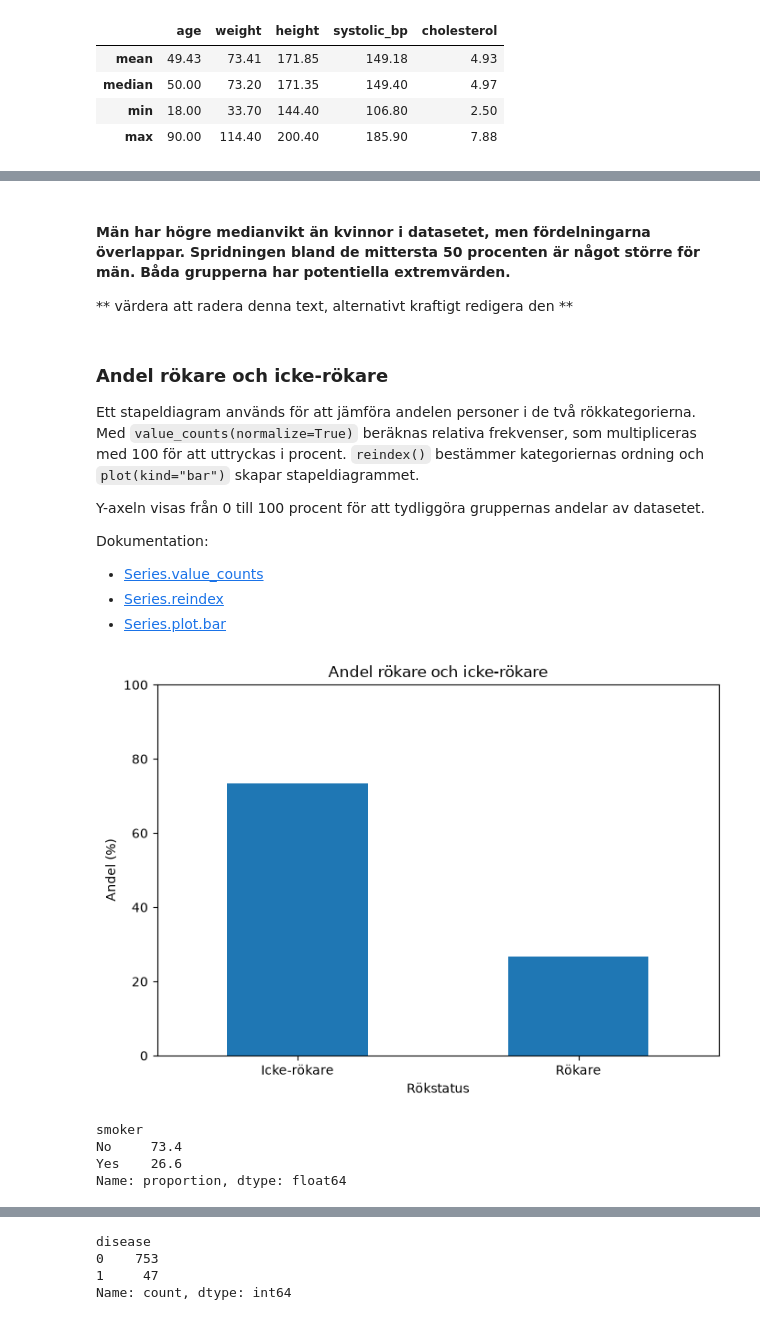
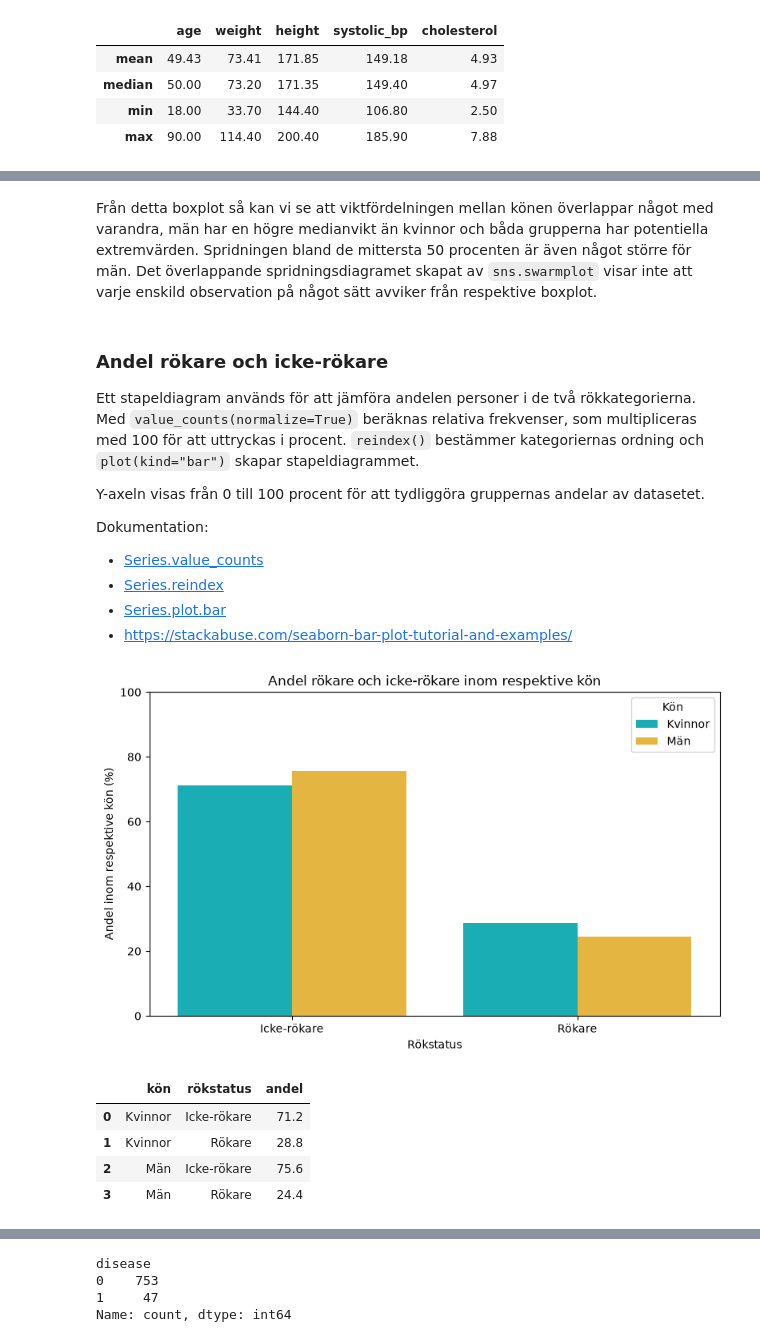
Before and after one commit to VicluUiB/statistisk-analys-halsodata_VictorLundstr-m, a Jupyter notebook: analys.ipynb, the cells around one changed output, grey strips where cells are left out. Drawn from its saved outputs; the diff is of its cells as text; code cells hidden in the pictures.

```diff
--- a/analys.ipynb
+++ b/analys.ipynb
@@ -68,7 +79,9 @@ Dokumentation:
 # %%
 variables = ["age", "weight", "height", "systolic_bp", "cholesterol"]
 
-summary = df[variables].agg(["mean", "median", "min", "max"])
+analyzer = HealthAnalyzer(df)
+
+summary = analyzer.descriptive_statistics(variables)
 
 summary.round(2)
 # %% [output]
@@ -137,7 +134,5 @@ plt.show()
 # %% [markdown]
-#### Män har högre medianvikt än kvinnor i datasetet, men fördelningarna överlappar. Spridningen bland de mittersta 50 procenten är något större för män. Båda grupperna har potentiella extremvärden.
-
-** värdera att radera denna text, alternativt kraftigt redigera den **
+Från detta boxplot så kan vi se att viktfördelningen mellan könen överlappar något med varandra, män har en högre medianvikt än kvinnor och båda grupperna har potentiella extremvärden. Spridningen bland de mittersta 50 procenten är även något större för män. Det överlappande spridningsdiagramet skapat av `sns.swarmplot` visar inte att varje enskild observation på något sätt avviker från respektive boxplot.
 # %% [markdown]
 ### Andel rökare och icke-rökare
 
@@ -154,31 +149,16 @@ Dokumentation:
 - [Series.value_counts](https://pandas.pydata.org/docs/reference/api/pandas.Series.value_counts.html)
 - [Series.reindex](https://pandas.pydata.org/docs/reference/api/pandas.Series.reindex.html)
 - [Series.plot.bar](https://pandas.pydata.org/docs/reference/api/pandas.Series.plot.bar.html)
+- https://stackabuse.com/seaborn-bar-plot-tutorial-and-examples/
 # %%
-smoker_percent = (
-    df["smoker"]
-    .value_counts(normalize=True)
-    .reindex(["No", "Yes"]) * 100
-)
+smoker_percent = analyzer.plot_smoking_by_sex()
 
-plt.figure(figsize=(7, 5))
-
-smoker_percent.plot(kind="bar", rot=0)
-
-plt.title("Andel rökare och icke-rökare")
-plt.xlabel("Rökstatus")
-plt.ylabel("Andel (%)")
-plt.xticks([0, 1], ["Icke-rökare", "Rökare"])
-plt.ylim(0, 100)
-
-plt.tight_layout()
-plt.show()
-
-print(smoker_percent.round(1))
+smoker_percent.round(1)
 # %% [output]
-[figure, old version]
+[figure, new version]
-smoker
-No     73.4
-Yes    26.6
-Name: proportion, dtype: float64
+|  | kön | rökstatus | andel |
+| 0 | Kvinnor | Icke-rökare | 71.2 |
+| 1 | Kvinnor | Rökare | 28.8 |
+| 2 | Män | Icke-rökare | 75.6 |
+| 3 | Män | Rökare | 24.4 |
 # %% [markdown]
```
Also changed, not shown: parts of 40 cells of this notebook, 2 other files.
